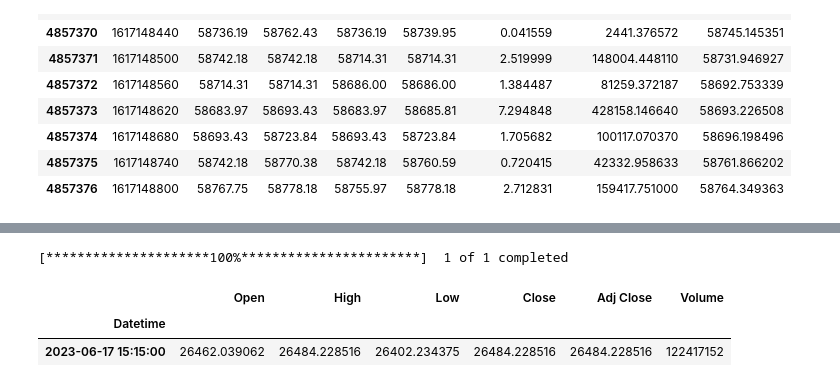
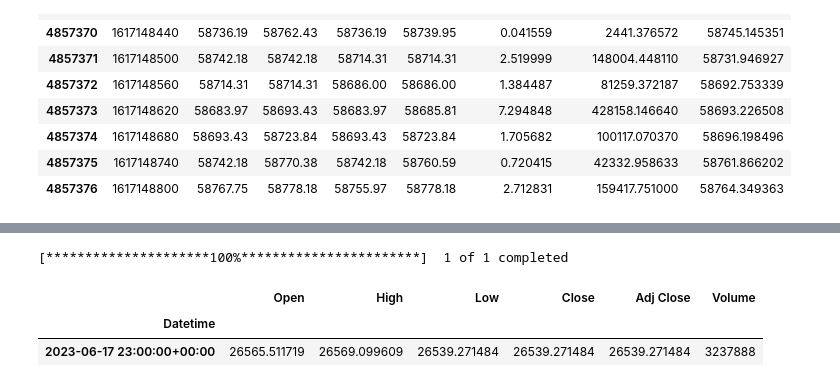
Before and after one commit to Satcomx00-x00/AI-Guess-Price-BTC, a Jupyter notebook: v4.ipynb, the cells around one changed output, grey strips where cells are left out. Cells and saved outputs as stored; diff of their text form; code cells hidden in the pictures.

```diff
--- a/v4.ipynb
+++ b/v4.ipynb
@@ -217,14 +221,14 @@ from datetime import datetime
 import numpy as np
 # %%
 # downloade the data with yfinance, get the last 2 hours
-last_60_minutes = yf.download(tickers='BTC-USD', period='10h', interval='15m')
+last_60_minutes = yf.download(tickers='BTC-USD', period='5d', interval='1h')
 # print last data
 last_60_minutes.tail(1)
 # %% [output]
 [*********************100%***********************]  1 of 1 completed
 |  | Open | High | Low | Close | Adj Close | Volume |
 | Datetime |  |  |  |  |  |  |
-| 2023-06-17 15:15:00 | 26462.039062 | 26484.228516 | 26402.234375 | 26484.228516 | 26484.228516 | 122417152 |
+| 2023-06-17 23:00:00+00:00 | 26565.511719 | 26569.099609 | 26539.271484 | 26539.271484 | 26539.271484 | 3237888 |
 # %%
 
 # 2. Scale the data to be values between 0 and 1
```
Also changed, not shown: parts of 15 cells of this notebook, 9 other files.
